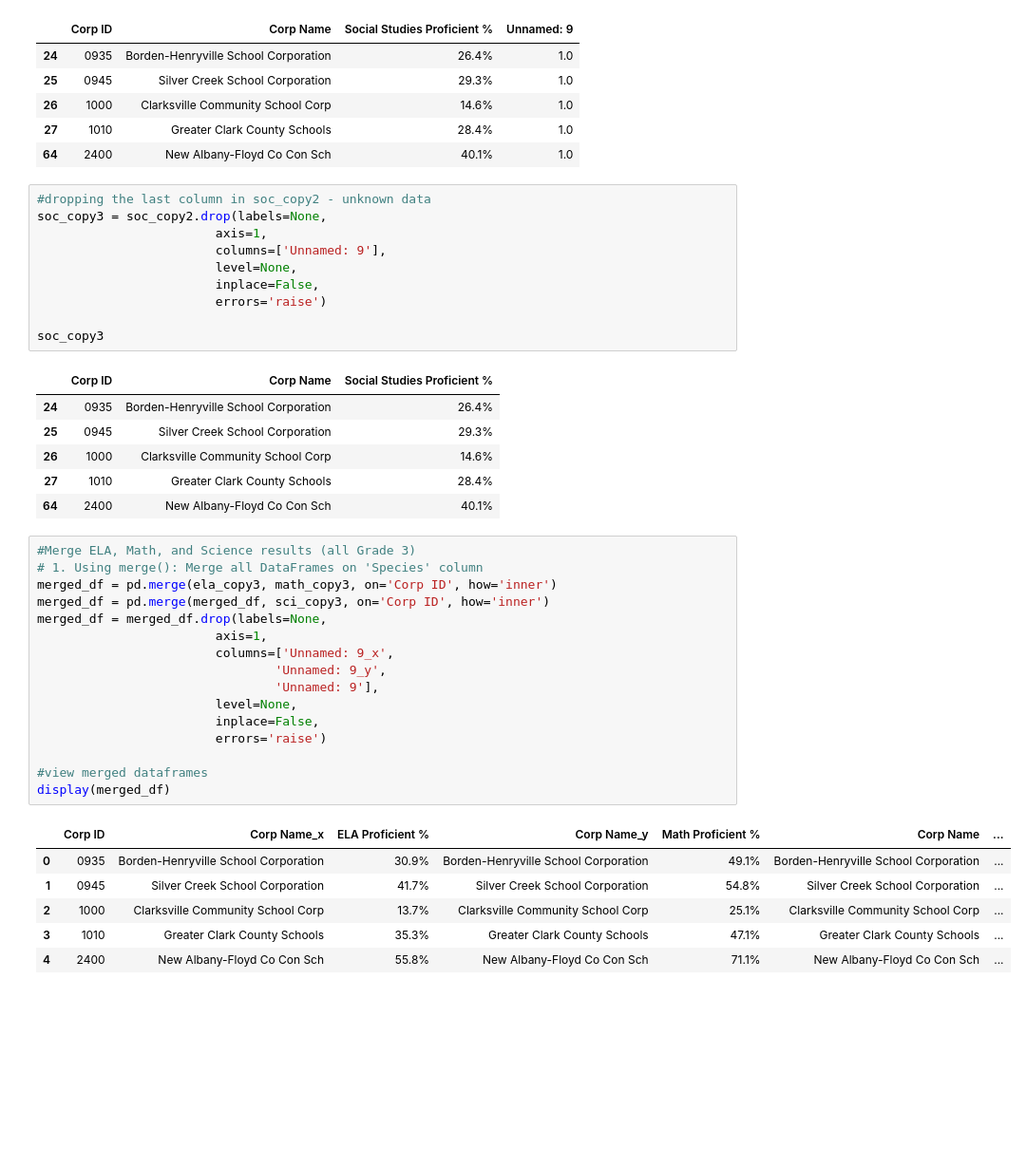
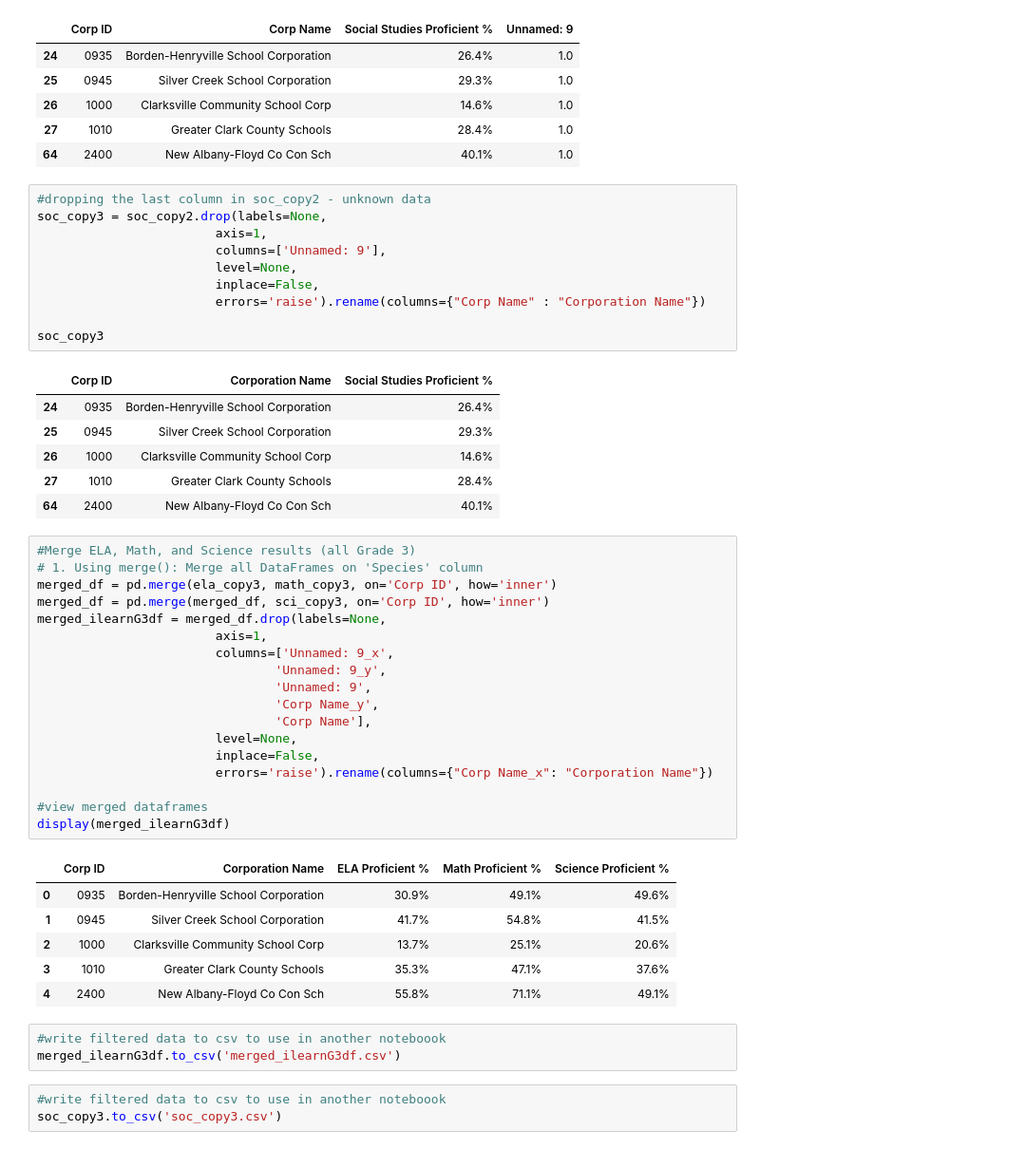
Before and after one commit to RachTheRad/SoIN_Housing_Analysis, a Jupyter notebook: HA_Cap_NB2.ipynb, the cells around one changed output. Shown at 95% size. Cells and saved outputs as stored; diff of their text form; blank space fills up the shorter version.

Commit message:
wrote new dataframes to csvs to read into a new notebook

```diff
--- a/HA_Cap_NB2.ipynb
+++ b/HA_Cap_NB2.ipynb
@@ -512,11 +512,11 @@ soc_copy3 = soc_copy2.drop(labels=None,
                         columns=['Unnamed: 9'],
                         level=None,
                         inplace=False,
-                        errors='raise')
+                        errors='raise').rename(columns={"Corp Name" : "Corporation Name"})
 
 soc_copy3
 # %% [output]
-|  | Corp ID | Corp Name | Social Studies Proficient % |
+|  | Corp ID | Corporation Name | Social Studies Proficient % |
 | 24 | 0935 | Borden-Henryville School Corporation | 26.4% |
 | 25 | 0945 | Silver Creek School Corporation | 29.3% |
 | 26 | 1000 | Clarksville Community School Corp | 14.6% |
@@ -525,23 +525,31 @@ soc_copy3
 # %%
 #Merge ELA, Math, and Science results (all Grade 3)
 # 1. Using merge(): Merge all DataFrames on 'Species' column
 merged_df = pd.merge(ela_copy3, math_copy3, on='Corp ID', how='inner')
 merged_df = pd.merge(merged_df, sci_copy3, on='Corp ID', how='inner')
-merged_df = merged_df.drop(labels=None,
+merged_ilearnG3df = merged_df.drop(labels=None,
                         axis=1,
                         columns=['Unnamed: 9_x',
                                 'Unnamed: 9_y',
-                                'Unnamed: 9'],
+                                'Unnamed: 9',
+                                'Corp Name_y',
+                                'Corp Name'],
                         level=None,
                         inplace=False,
-                        errors='raise')
+                        errors='raise').rename(columns={"Corp Name_x": "Corporation Name"})
 
 #view merged dataframes
-display(merged_df)
+display(merged_ilearnG3df)
 # %% [output]
-|  | Corp ID | Corp Name_x | ELA Proficient % | Corp Name_y | Math Proficient % | Corp Name | ... |
-| 0 | 0935 | Borden-Henryville School Corporation | 30.9% | Borden-Henryville School Corporation | 49.1% | Borden-Henryville School Corporation | ... |
-| 1 | 0945 | Silver Creek School Corporation | 41.7% | Silver Creek School Corporation | 54.8% | Silver Creek School Corporation | ... |
-| 2 | 1000 | Clarksville Community School Corp | 13.7% | Clarksville Community School Corp | 25.1% | Clarksville Community School Corp | ... |
-| 3 | 1010 | Greater Clark County Schools | 35.3% | Greater Clark County Schools | 47.1% | Greater Clark County Schools | ... |
-| 4 | 2400 | New Albany-Floyd Co Con Sch | 55.8% | New Albany-Floyd Co Con Sch | 71.1% | New Albany-Floyd Co Con Sch | ... |
+|  | Corp ID | Corporation Name | ELA Proficient % | Math Proficient % | Science Proficient % |
+| 0 | 0935 | Borden-Henryville School Corporation | 30.9% | 49.1% | 49.6% |
+| 1 | 0945 | Silver Creek School Corporation | 41.7% | 54.8% | 41.5% |
+| 2 | 1000 | Clarksville Community School Corp | 13.7% | 25.1% | 20.6% |
+| 3 | 1010 | Greater Clark County Schools | 35.3% | 47.1% | 37.6% |
+| 4 | 2400 | New Albany-Floyd Co Con Sch | 55.8% | 71.1% | 49.1% |
+# %%
+#write filtered data to csv to use in another noteboook
+merged_ilearnG3df.to_csv('merged_ilearnG3df.csv')
+# %%
+#write filtered data to csv to use in another noteboook
+soc_copy3.to_csv('soc_copy3.csv')
```
Also changed, not shown: 2 other files.
